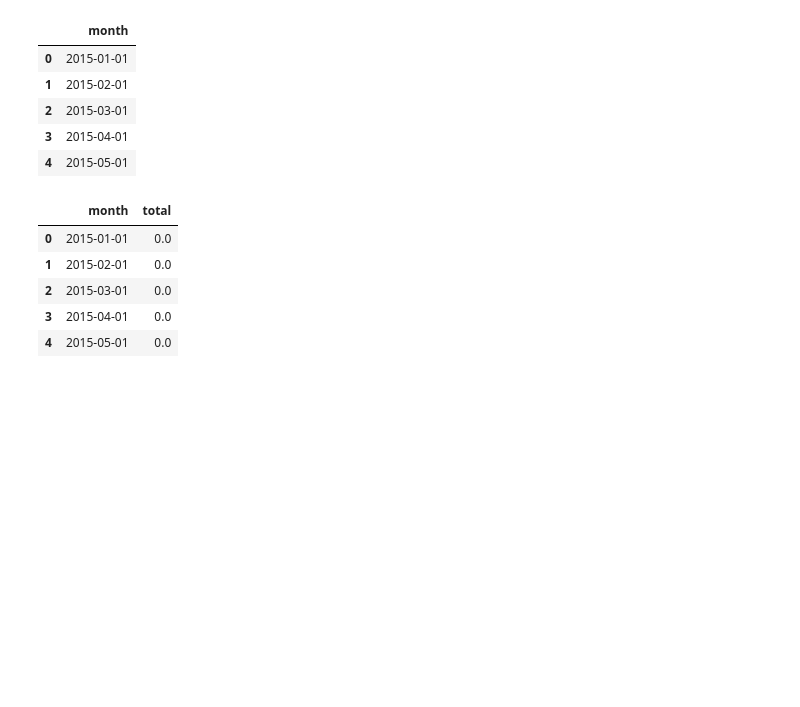
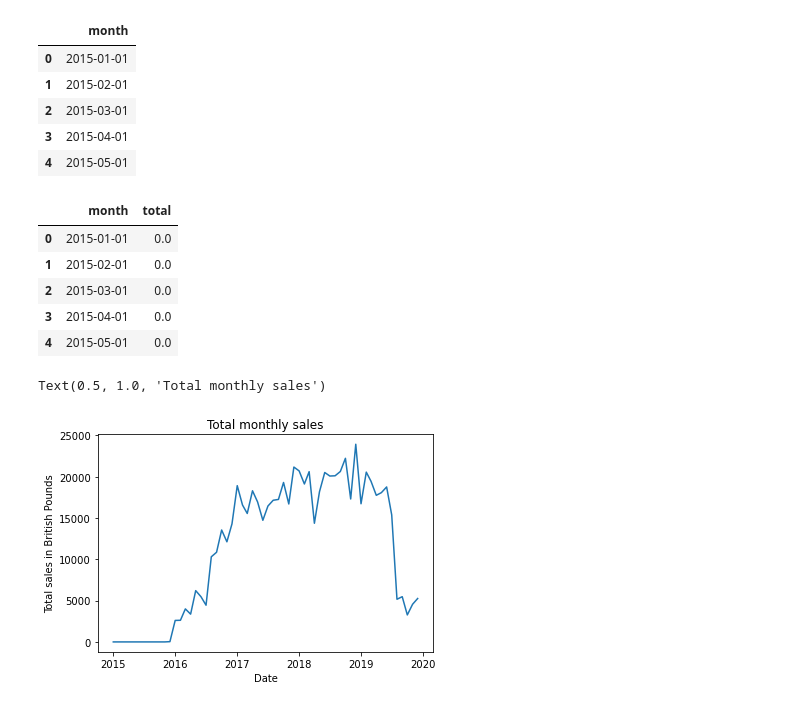
Before and after one commit to DeovratP/Logistic-Regression, a Jupyter notebook: Online_food_delivery_analysis/Online_food_delivery_analysis.ipynb, the cells around one changed output. Cells and saved outputs as stored; diff of their text form; code cells hidden in the pictures; blank space fills up the shorter version.

```diff
--- a/Online_food_delivery_analysis/Online_food_delivery_analysis.ipynb
+++ b/Online_food_delivery_analysis/Online_food_delivery_analysis.ipynb
@@ -366,5 +366,8 @@ monthly.head()
 # %%
 plt.plot(monthly['month'], monthly['total'])
 plt.xlabel('Date')
-plt.ylabel('Total sales (USD)')
+plt.ylabel('Total sales in British Pounds')
 plt.title('Total monthly sales')
+# %% [output]
+Text(0.5, 1.0, 'Total monthly sales')
+[figure, added]
```
Also changed, not shown: parts of 4 cells of this notebook.
